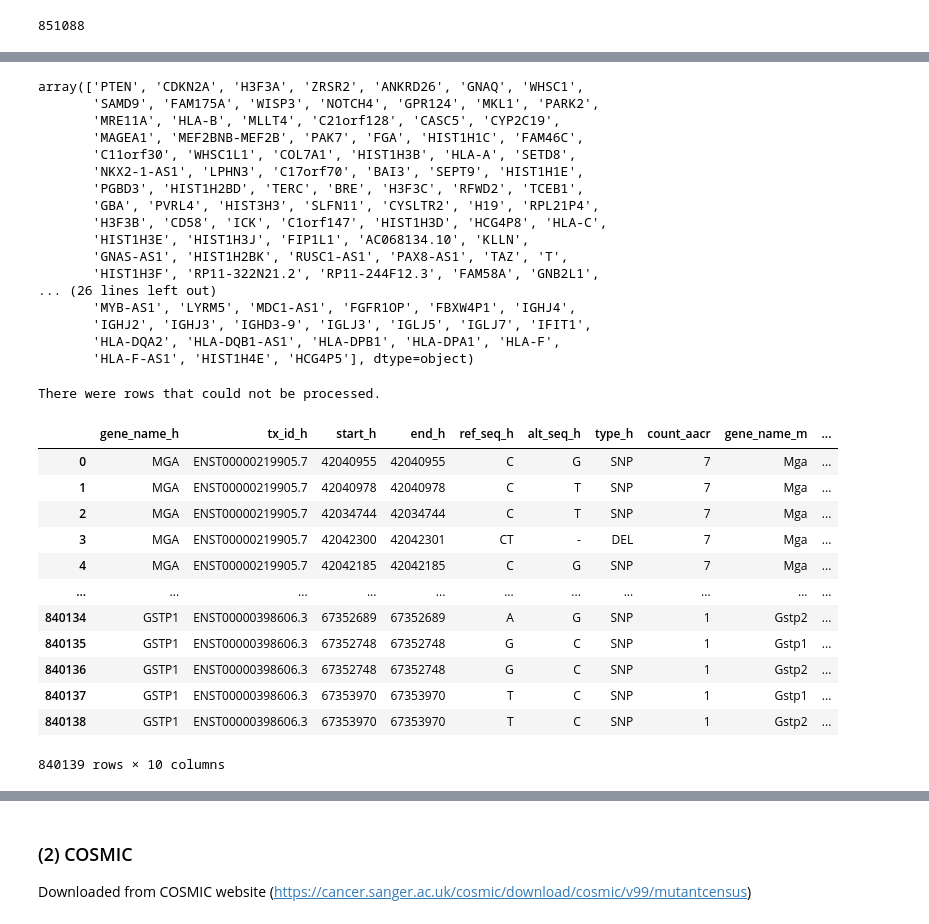
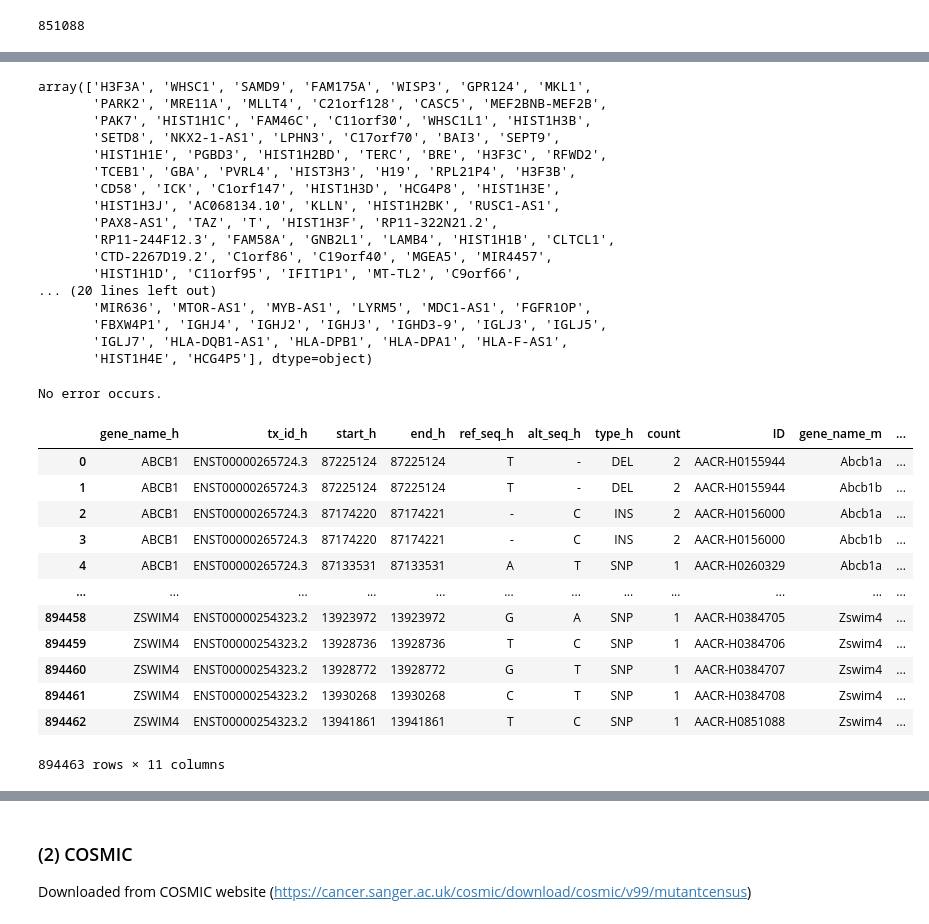
Before and after one commit to kexindon/h2m-public, a Jupyter notebook: 2_murine_mutation_database.ipynb, the cells around one changed output, grey strips where cells are left out. Cells and saved outputs as stored; diff of their text form; code cells hidden in the pictures.

```diff
--- a/2_murine_mutation_database.ipynb
+++ b/2_murine_mutation_database.ipynb
@@ -27,3 +46,5 @@ df = pd.DataFrame(df[['gene_name_h','tx_id_h','start_h','end_h','ref_seq_h','alt
 len(df) #851088
 # %% [output]
 851088
+# %%
+df = pd.read_csv('/Users/kexindong/Documents/GitHub/Output/h2m_database/aacr_input.csv')
@@ -97,38 +87,38 @@ df_wrong
 # %%
 df_wrong['gene_name_h'].unique()
 # %% [output]
-array(['PTEN', 'CDKN2A', 'H3F3A', 'ZRSR2', 'ANKRD26', 'GNAQ', 'WHSC1',
-       'SAMD9', 'FAM175A', 'WISP3', 'NOTCH4', 'GPR124', 'MKL1', 'PARK2',
-       'MRE11A', 'HLA-B', 'MLLT4', 'C21orf128', 'CASC5', 'CYP2C19',
-       'MAGEA1', 'MEF2BNB-MEF2B', 'PAK7', 'FGA', 'HIST1H1C', 'FAM46C',
-       'C11orf30', 'WHSC1L1', 'COL7A1', 'HIST1H3B', 'HLA-A', 'SETD8',
-       'NKX2-1-AS1', 'LPHN3', 'C17orf70', 'BAI3', 'SEPT9', 'HIST1H1E',
-       'PGBD3', 'HIST1H2BD', 'TERC', 'BRE', 'H3F3C', 'RFWD2', 'TCEB1',
-       'GBA', 'PVRL4', 'HIST3H3', 'SLFN11', 'CYSLTR2', 'H19', 'RPL21P4',
-       'H3F3B', 'CD58', 'ICK', 'C1orf147', 'HIST1H3D', 'HCG4P8', 'HLA-C',
-       'HIST1H3E', 'HIST1H3J', 'FIP1L1', 'AC068134.10', 'KLLN',
-       'GNAS-AS1', 'HIST1H2BK', 'RUSC1-AS1', 'PAX8-AS1', 'TAZ', 'T',
-       'HIST1H3F', 'RP11-322N21.2', 'RP11-244F12.3', 'FAM58A', 'GNB2L1',
-... (26 lines left out)
-       'MYB-AS1', 'LYRM5', 'MDC1-AS1', 'FGFR1OP', 'FBXW4P1', 'IGHJ4',
-       'IGHJ2', 'IGHJ3', 'IGHD3-9', 'IGLJ3', 'IGLJ5', 'IGLJ7', 'IFIT1',
-       'HLA-DQA2', 'HLA-DQB1-AS1', 'HLA-DPB1', 'HLA-DPA1', 'HLA-F',
-       'HLA-F-AS1', 'HIST1H4E', 'HCG4P5'], dtype=object)
+array(['H3F3A', 'WHSC1', 'SAMD9', 'FAM175A', 'WISP3', 'GPR124', 'MKL1',
+       'PARK2', 'MRE11A', 'MLLT4', 'C21orf128', 'CASC5', 'MEF2BNB-MEF2B',
+       'PAK7', 'HIST1H1C', 'FAM46C', 'C11orf30', 'WHSC1L1', 'HIST1H3B',
+       'SETD8', 'NKX2-1-AS1', 'LPHN3', 'C17orf70', 'BAI3', 'SEPT9',
+       'HIST1H1E', 'PGBD3', 'HIST1H2BD', 'TERC', 'BRE', 'H3F3C', 'RFWD2',
+       'TCEB1', 'GBA', 'PVRL4', 'HIST3H3', 'H19', 'RPL21P4', 'H3F3B',
+       'CD58', 'ICK', 'C1orf147', 'HIST1H3D', 'HCG4P8', 'HIST1H3E',
+       'HIST1H3J', 'AC068134.10', 'KLLN', 'HIST1H2BK', 'RUSC1-AS1',
+       'PAX8-AS1', 'TAZ', 'T', 'HIST1H3F', 'RP11-322N21.2',
+       'RP11-244F12.3', 'FAM58A', 'GNB2L1', 'LAMB4', 'HIST1H1B', 'CLTCL1',
+       'CTD-2267D19.2', 'C1orf86', 'C19orf40', 'MGEA5', 'MIR4457',
+       'HIST1H1D', 'C11orf95', 'IFIT1P1', 'MT-TL2', 'C9orf66',
+... (20 lines left out)
+       'MIR636', 'MTOR-AS1', 'MYB-AS1', 'LYRM5', 'MDC1-AS1', 'FGFR1OP',
+       'FBXW4P1', 'IGHJ4', 'IGHJ2', 'IGHJ3', 'IGHD3-9', 'IGLJ3', 'IGLJ5',
+       'IGLJ7', 'HLA-DQB1-AS1', 'HLA-DPB1', 'HLA-DPA1', 'HLA-F-AS1',
+       'HIST1H4E', 'HCG4P5'], dtype=object)
 # %%
-df = h2m.get_tx_batch(df, species='m')[0]
+df,df_wrong = h2m.get_tx_batch(df, species='m')
 df
 # %% [output]
-There were rows that could not be processed.
+No error occurs.
-|  | gene_name_h | tx_id_h | start_h | end_h | ref_seq_h | alt_seq_h | type_h | count_aacr | gene_name_m | ... |
-| 0 | MGA | ENST00000219905.7 | 42040955 | 42040955 | C | G | SNP | 7 | Mga | ... |
-| 1 | MGA | ENST00000219905.7 | 42040978 | 42040978 | C | T | SNP | 7 | Mga | ... |
-| 2 | MGA | ENST00000219905.7 | 42034744 | 42034744 | C | T | SNP | 7 | Mga | ... |
-| 3 | MGA | ENST00000219905.7 | 42042300 | 42042301 | CT | - | DEL | 7 | Mga | ... |
-| 4 | MGA | ENST00000219905.7 | 42042185 | 42042185 | C | G | SNP | 7 | Mga | ... |
-| ... | ... | ... | ... | ... | ... | ... | ... | ... | ... | ... |
-| 840134 | GSTP1 | ENST00000398606.3 | 67352689 | 67352689 | A | G | SNP | 1 | Gstp2 | ... |
-| 840135 | GSTP1 | ENST00000398606.3 | 67352748 | 67352748 | G | C | SNP | 1 | Gstp1 | ... |
-| 840136 | GSTP1 | ENST00000398606.3 | 67352748 | 67352748 | G | C | SNP | 1 | Gstp2 | ... |
-| 840137 | GSTP1 | ENST00000398606.3 | 67353970 | 67353970 | T | C | SNP | 1 | Gstp1 | ... |
-| 840138 | GSTP1 | ENST00000398606.3 | 67353970 | 67353970 | T | C | SNP | 1 | Gstp2 | ... |
+|  | gene_name_h | tx_id_h | start_h | end_h | ref_seq_h | alt_seq_h | type_h | count | ID | gene_name_m | ... |
+| 0 | ABCB1 | ENST00000265724.3 | 87225124 | 87225124 | T | - | DEL | 2 | AACR-H0155944 | Abcb1a | ... |
+| 1 | ABCB1 | ENST00000265724.3 | 87225124 | 87225124 | T | - | DEL | 2 | AACR-H0155944 | Abcb1b | ... |
+| 2 | ABCB1 | ENST00000265724.3 | 87174220 | 87174221 | - | C | INS | 2 | AACR-H0156000 | Abcb1a | ... |
+| 3 | ABCB1 | ENST00000265724.3 | 87174220 | 87174221 | - | C | INS | 2 | AACR-H0156000 | Abcb1b | ... |
+| 4 | ABCB1 | ENST00000265724.3 | 87133531 | 87133531 | A | T | SNP | 1 | AACR-H0260329 | Abcb1a | ... |
+| ... | ... | ... | ... | ... | ... | ... | ... | ... | ... | ... | ... |
+| 894458 | ZSWIM4 | ENST00000254323.2 | 13923972 | 13923972 | G | A | SNP | 1 | AACR-H0384705 | Zswim4 | ... |
+| 894459 | ZSWIM4 | ENST00000254323.2 | 13928736 | 13928736 | T | C | SNP | 1 | AACR-H0384706 | Zswim4 | ... |
+| 894460 | ZSWIM4 | ENST00000254323.2 | 13928772 | 13928772 | G | T | SNP | 1 | AACR-H0384707 | Zswim4 | ... |
+| 894461 | ZSWIM4 | ENST00000254323.2 | 13930268 | 13930268 | C | T | SNP | 1 | AACR-H0384708 | Zswim4 | ... |
+| 894462 | ZSWIM4 | ENST00000254323.2 | 13941861 | 13941861 | T | C | SNP | 1 | AACR-H0851088 | Zswim4 | ... |
-840139 rows × 10 columns
+894463 rows × 11 columns
```
Also changed, not shown: parts of 78 cells of this notebook, 9 other files.
